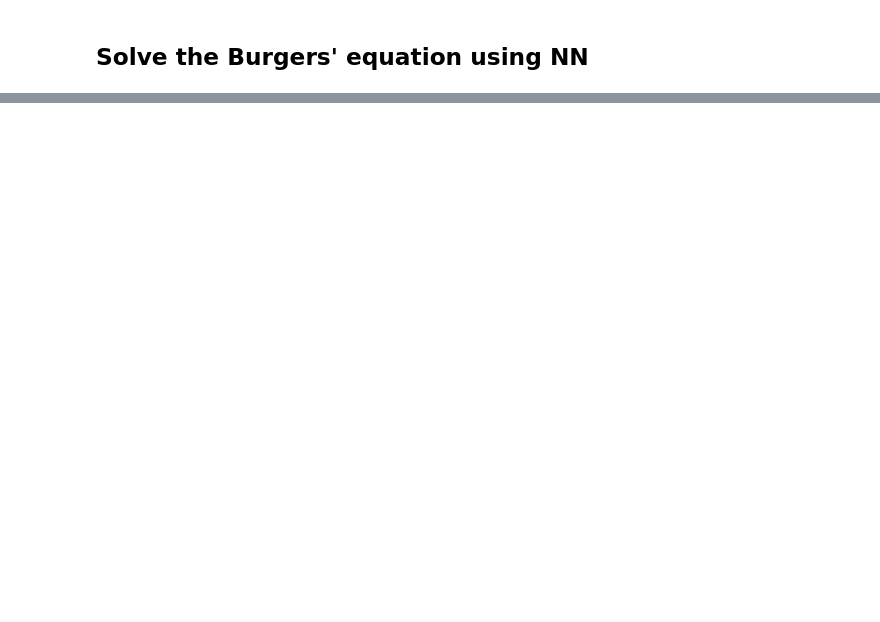
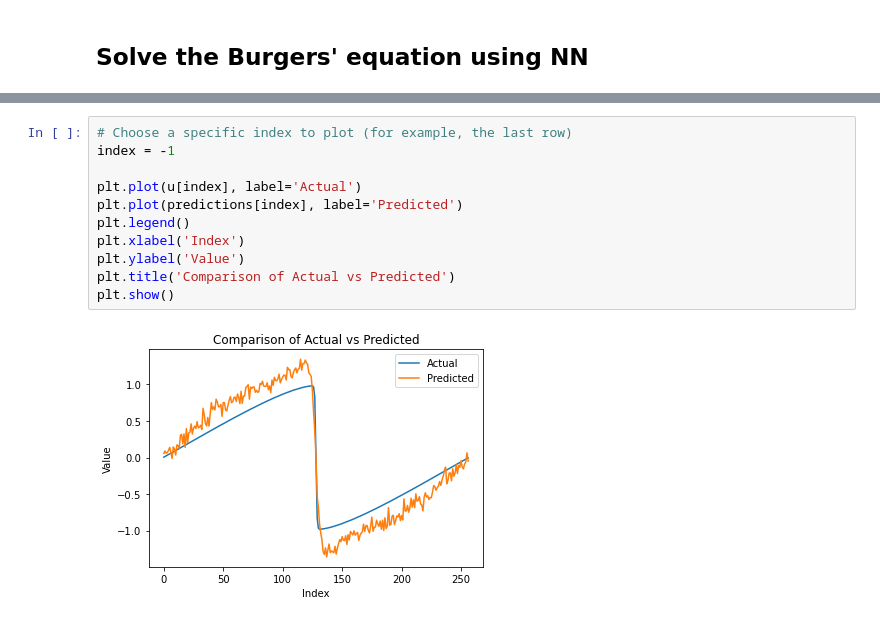
Before and after one commit to EstherCon0/02671_final_project, a Jupyter notebook: Project.ipynb, the cells around one changed output, grey strips where cells are left out. Cells and saved outputs as stored; diff of their text form; blank space fills up the shorter version.

```diff
--- a/Project.ipynb
+++ b/Project.ipynb
@@ -129,0 +247,13 @@ import matplotlib.pyplot as plt
+# %%
+# Choose a specific index to plot (for example, the last row)
+index = -1
+
+plt.plot(u[index], label='Actual')
+plt.plot(predictions[index], label='Predicted')
+plt.legend()
+plt.xlabel('Index')
+plt.ylabel('Value')
+plt.title('Comparison of Actual vs Predicted')
+plt.show()
+# %% [output]
+[figure, added]
```
Also changed, not shown: parts of 12 cells of this notebook.
